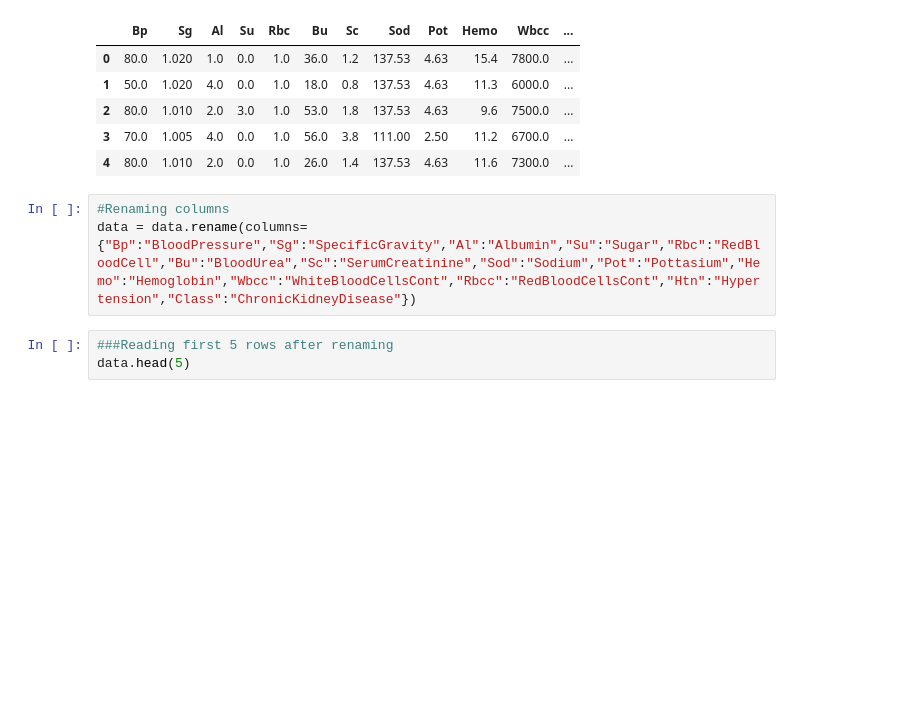
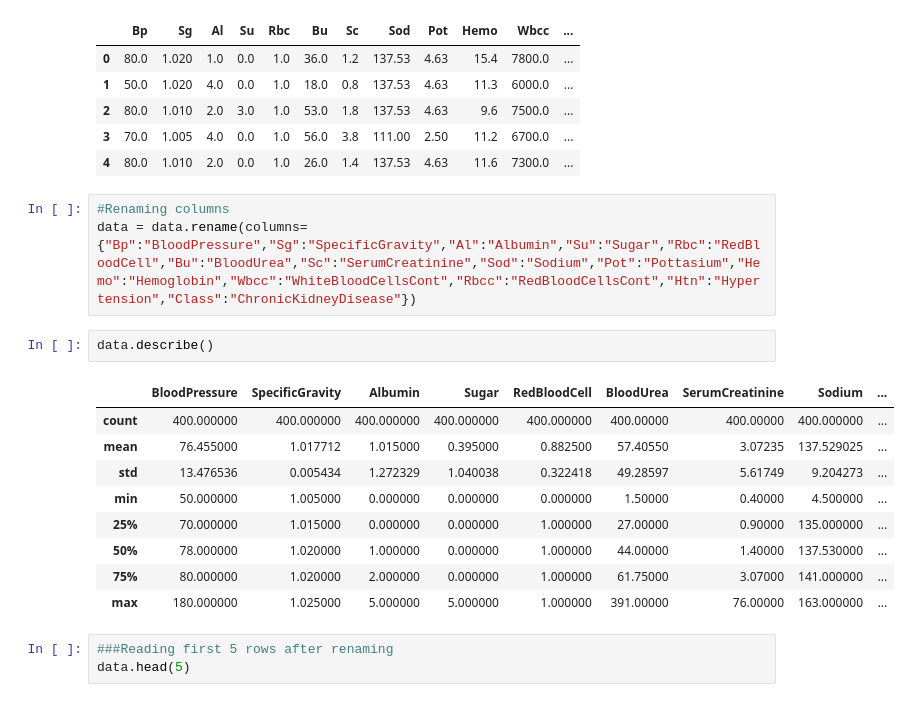
Before and after one commit to Akshathapatil1998/Data-Science-Assignments-INFO6105, a Jupyter notebook: Assignment 1 - ML Data Cleaning & Feature Selection.ipynb, the cells around one changed output. Cells and saved outputs as stored; diff of their text form; blank space fills up the shorter version.

```diff
--- a/Assignment 1 - ML Data Cleaning & Feature Selection.ipynb
+++ b/Assignment 1 - ML Data Cleaning & Feature Selection.ipynb
@@ -88,6 +88,18 @@ data.head(5)
 # %%
 #Renaming columns
 data = data.rename(columns={"Bp":"BloodPressure","Sg":"SpecificGravity","Al":"Albumin","Su":"Sugar","Rbc":"RedBloodCell","Bu":"BloodUrea","Sc":"SerumCreatinine","Sod":"Sodium","Pot":"Pottasium","Hemo":"Hemoglobin","Wbcc":"WhiteBloodCellsCont","Rbcc":"RedBloodCellsCont","Htn":"Hypertension","Class":"ChronicKidneyDisease"})
+# %%
+data.describe()
+# %% [output]
+|  | BloodPressure | SpecificGravity | Albumin | Sugar | RedBloodCell | BloodUrea | SerumCreatinine | Sodium | ... |
+| count | 400.000000 | 400.000000 | 400.000000 | 400.000000 | 400.000000 | 400.00000 | 400.00000 | 400.000000 | ... |
+| mean | 76.455000 | 1.017712 | 1.015000 | 0.395000 | 0.882500 | 57.40550 | 3.07235 | 137.529025 | ... |
+| std | 13.476536 | 0.005434 | 1.272329 | 1.040038 | 0.322418 | 49.28597 | 5.61749 | 9.204273 | ... |
+| min | 50.000000 | 1.005000 | 0.000000 | 0.000000 | 0.000000 | 1.50000 | 0.40000 | 4.500000 | ... |
+| 25% | 70.000000 | 1.015000 | 0.000000 | 0.000000 | 1.000000 | 27.00000 | 0.90000 | 135.000000 | ... |
+| 50% | 78.000000 | 1.020000 | 1.000000 | 0.000000 | 1.000000 | 44.00000 | 1.40000 | 137.530000 | ... |
+| 75% | 80.000000 | 1.020000 | 2.000000 | 0.000000 | 1.000000 | 61.75000 | 3.07000 | 141.000000 | ... |
+| max | 180.000000 | 1.025000 | 5.000000 | 5.000000 | 1.000000 | 391.00000 | 76.00000 | 163.000000 | ... |
 # %%
 ###Reading first 5 rows after renaming
 data.head(5)
```
Also changed, not shown: parts of 12 cells of this notebook, 1 other file.
